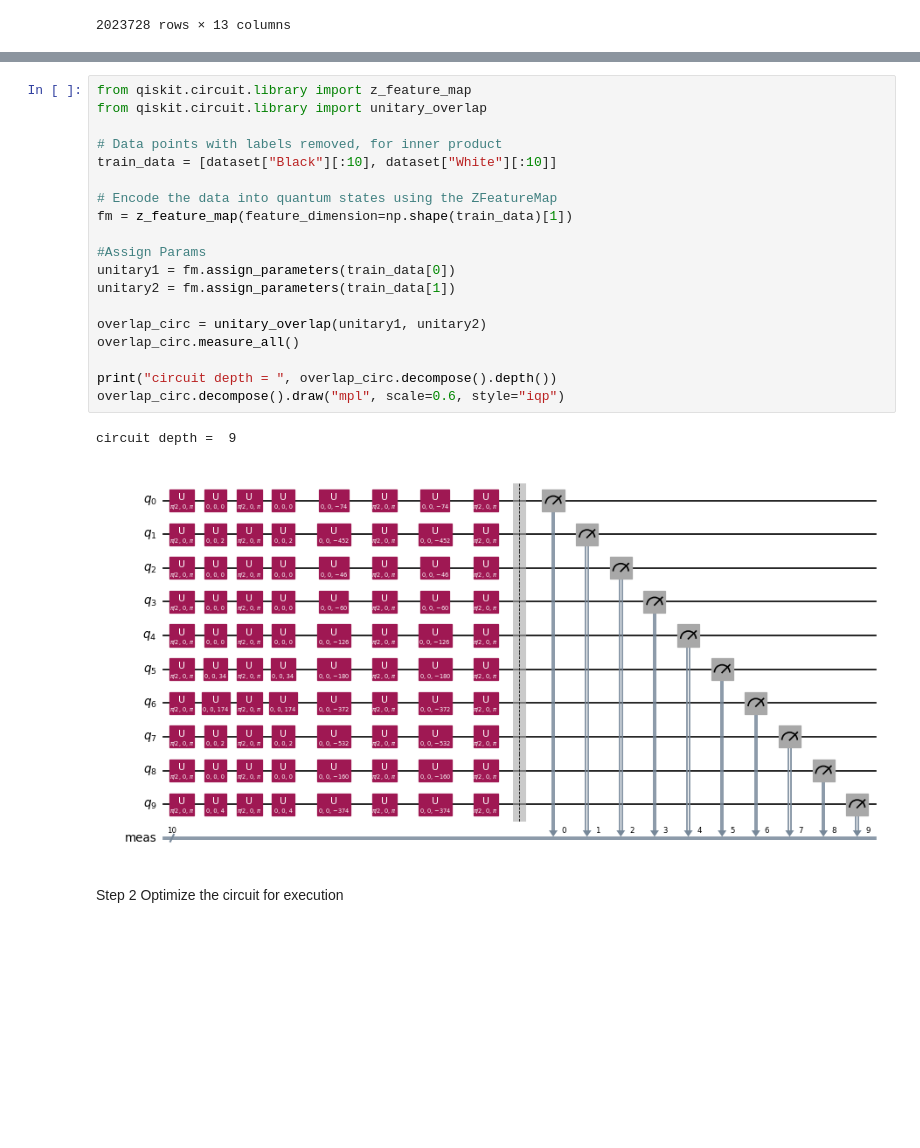
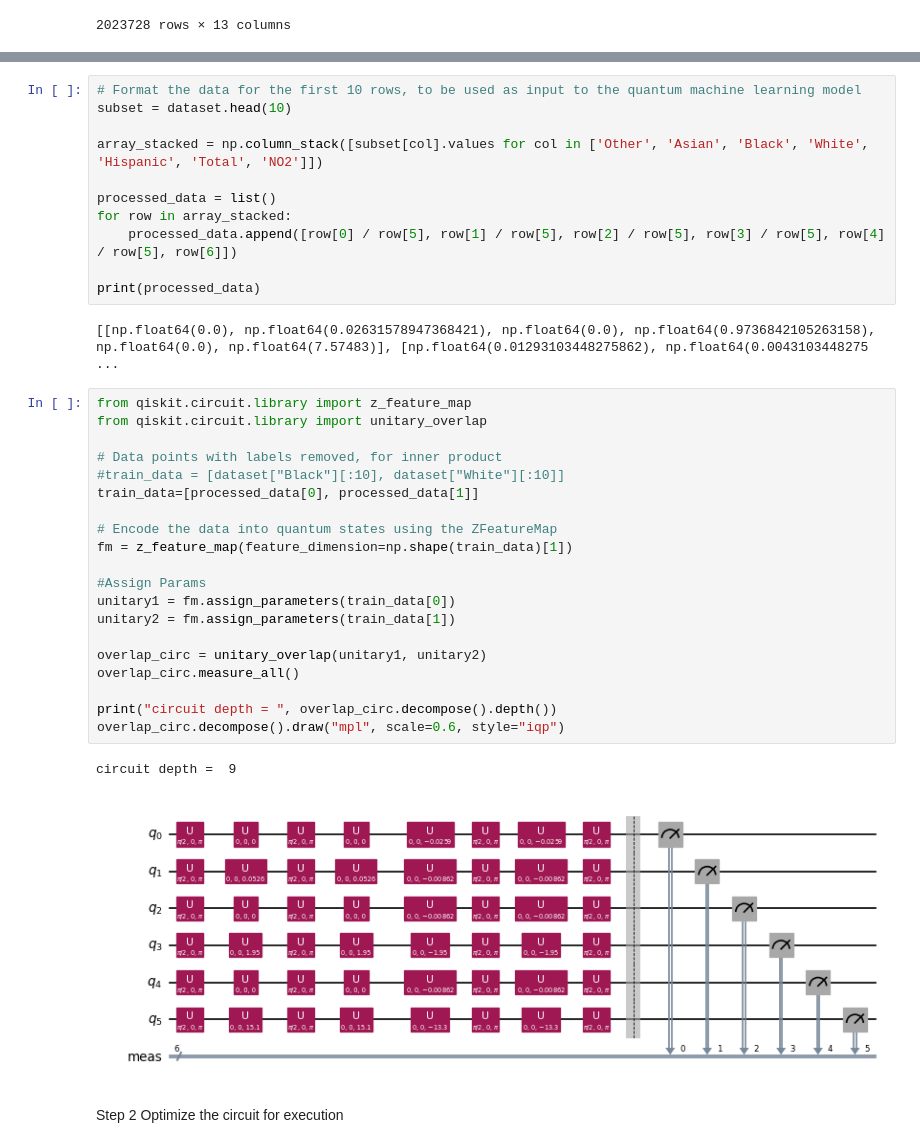
Before and after one commit to peoplesinc/air-pollution-data, a Jupyter notebook: baltimore-figures/baltimore_qml.ipynb, the cells around one changed output, grey strips where cells are left out. Drawn from its saved outputs; the diff is of its cells as text; blank space fills up the shorter version.

Commit message:
started data pre-processing

```diff
--- a/baltimore-figures/baltimore_qml.ipynb
+++ b/baltimore-figures/baltimore_qml.ipynb
@@ -92,25 +112,39 @@ dataset
+# %%
+# Format the data for the first 10 rows, to be used as input to the quantum machine learning model
+subset = dataset.head(10)
+
+array_stacked = np.column_stack([subset[col].values for col in ['Other', 'Asian', 'Black', 'White', 'Hispanic', 'Total', 'NO2']])
+
+processed_data = list()
+for row in array_stacked:
+    processed_data.append([row[0] / row[5], row[1] / row[5], row[2] / row[5], row[3] / row[5], row[4] / row[5], row[6]])
+
+print(processed_data)
+# %% [output]
+[[np.float64(0.0), np.float64(0.02631578947368421), np.float64(0.0), np.float64(0.9736842105263158), np.float64(0.0), np.float64(7.57483)], [np.float64(0.01293103448275862), np.float64(0.0043103448275 ...
 # %%
 from qiskit.circuit.library import z_feature_map
 from qiskit.circuit.library import unitary_overlap
 
 # Data points with labels removed, for inner product
-train_data = [dataset["Black"][:10], dataset["White"][:10]]
+#train_data = [dataset["Black"][:10], dataset["White"][:10]]
+train_data=[processed_data[0], processed_data[1]]
 
 # Encode the data into quantum states using the ZFeatureMap
 fm = z_feature_map(feature_dimension=np.shape(train_data)[1])
 
 #Assign Params
 unitary1 = fm.assign_parameters(train_data[0])
 unitary2 = fm.assign_parameters(train_data[1])
 
 overlap_circ = unitary_overlap(unitary1, unitary2)
 overlap_circ.measure_all()
 
 print("circuit depth = ", overlap_circ.decompose().depth())
 overlap_circ.decompose().draw("mpl", scale=0.6, style="iqp")
 # %% [output]
 circuit depth =  9
-[figure, old version]
+[figure, new version]
 # %% [markdown]
 Step 2
 Optimize the circuit for execution
```
Also changed, not shown: parts of 5 cells of this notebook.
